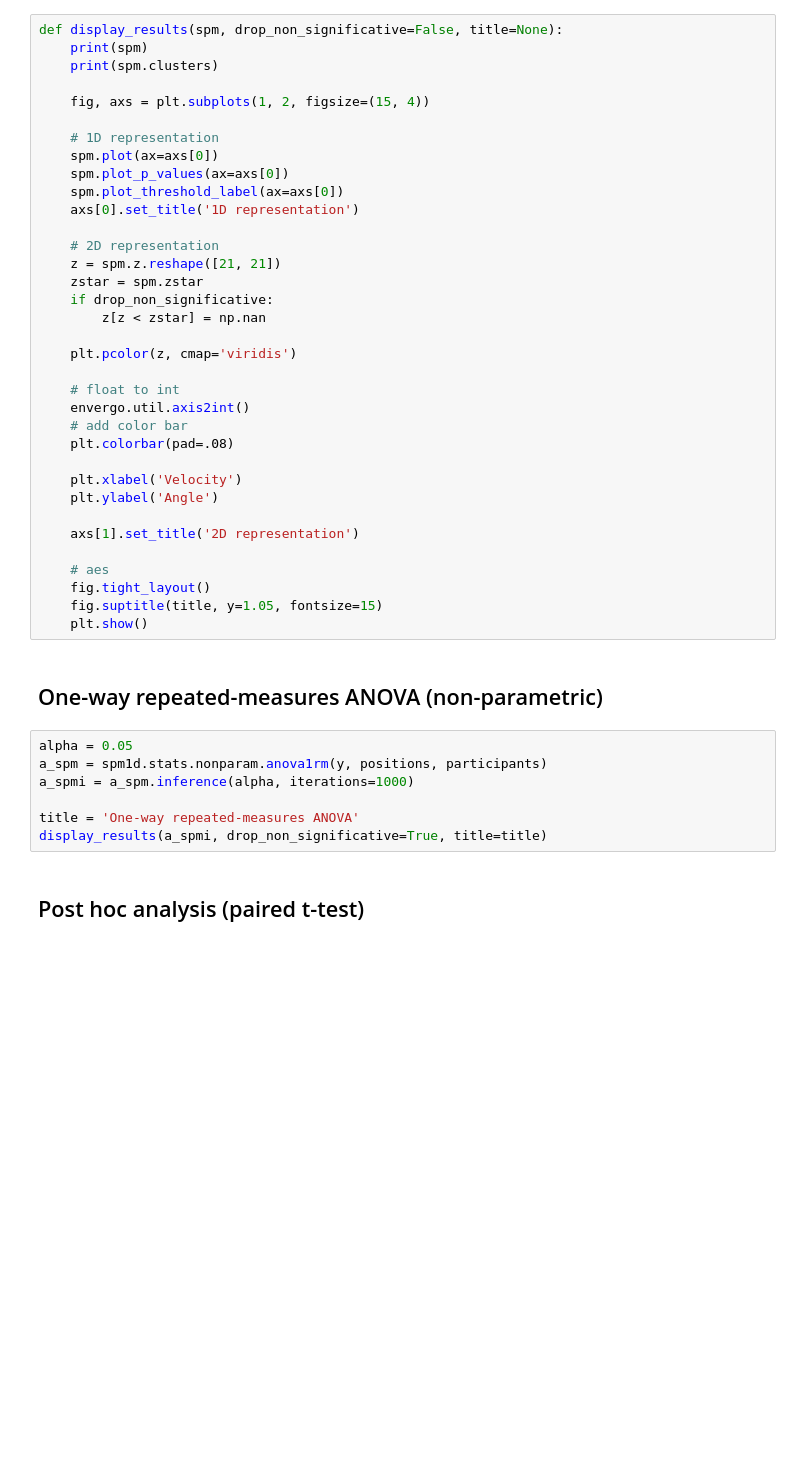
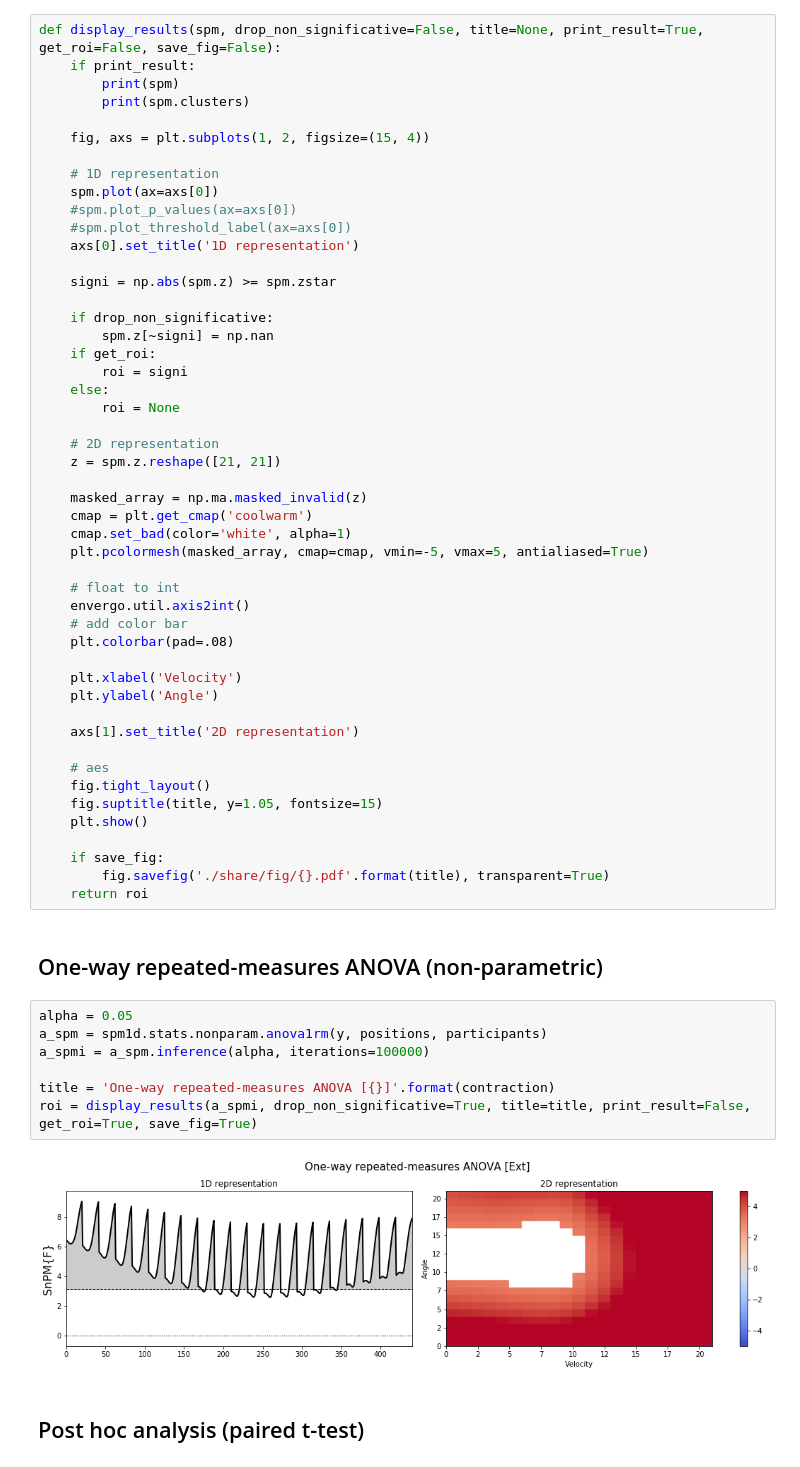
Before and after one commit to romainmartinez/envergo, a Jupyter notebook: 1_spm.ipynb, the cells around one changed output. Saved outputs shown, nothing was run; the diff lists cells and outputs as text; blank space fills up the shorter version.

```diff
--- a/1_spm.ipynb
+++ b/1_spm.ipynb
@@ -91,25 +93,35 @@ for iposition in np.unique(positions):
     mean_vector = np.nanmean(y[idx, :], axis=0)
     y[idx, :] = np.where(np.isnan(y[idx, :]), mean_vector, y[idx, :])
 # %%
-def display_results(spm, drop_non_significative=False, title=None):
-    print(spm)
-    print(spm.clusters)
+def display_results(spm, drop_non_significative=False, title=None, print_result=True, get_roi=False, save_fig=False):
+    if print_result:
+        print(spm)
+        print(spm.clusters)
 
     fig, axs = plt.subplots(1, 2, figsize=(15, 4))
 
     # 1D representation
     spm.plot(ax=axs[0])
-    spm.plot_p_values(ax=axs[0])
-    spm.plot_threshold_label(ax=axs[0])
+    #spm.plot_p_values(ax=axs[0])
+    #spm.plot_threshold_label(ax=axs[0])
     axs[0].set_title('1D representation')
+
+    signi = np.abs(spm.z) >= spm.zstar
+
+    if drop_non_significative:
+        spm.z[~signi] = np.nan
+    if get_roi:
+        roi = signi
+    else:
+        roi = None
 
     # 2D representation
     z = spm.z.reshape([21, 21])
-    zstar = spm.zstar
-    if drop_non_significative:
-        z[z < zstar] = np.nan
 
-    plt.pcolor(z, cmap='viridis')
+    masked_array = np.ma.masked_invalid(z)
+    cmap = plt.get_cmap('coolwarm')
+    cmap.set_bad(color='white', alpha=1)
+    plt.pcolormesh(masked_array, cmap=cmap, vmin=-5, vmax=5, antialiased=True)
 
     # float to int
     envergo.util.axis2int()
@@ -125,15 +137,21 @@ def display_results(spm, drop_non_significative=False, title=None):
     fig.tight_layout()
     fig.suptitle(title, y=1.05, fontsize=15)
     plt.show()
+
+    if save_fig:
+        fig.savefig('./share/fig/{}.pdf'.format(title), transparent=True)
+    return roi
 # %% [markdown]
 ## One-way repeated-measures ANOVA (non-parametric)
 # %%
 alpha = 0.05
 a_spm = spm1d.stats.nonparam.anova1rm(y, positions, participants)
-a_spmi = a_spm.inference(alpha, iterations=1000)
+a_spmi = a_spm.inference(alpha, iterations=100000)
 
-title = 'One-way repeated-measures ANOVA'
-display_results(a_spmi, drop_non_significative=True, title=title)
+title = 'One-way repeated-measures ANOVA [{}]'.format(contraction)
+roi = display_results(a_spmi, drop_non_significative=True, title=title, print_result=False, get_roi=True, save_fig=True)
+# %% [output]
+[figure, added]
 # %% [markdown]
 ## Post hoc analysis (paired t-test)
 # %%
```
Also changed, not shown: parts of 3 cells of this notebook, 12 other files.
